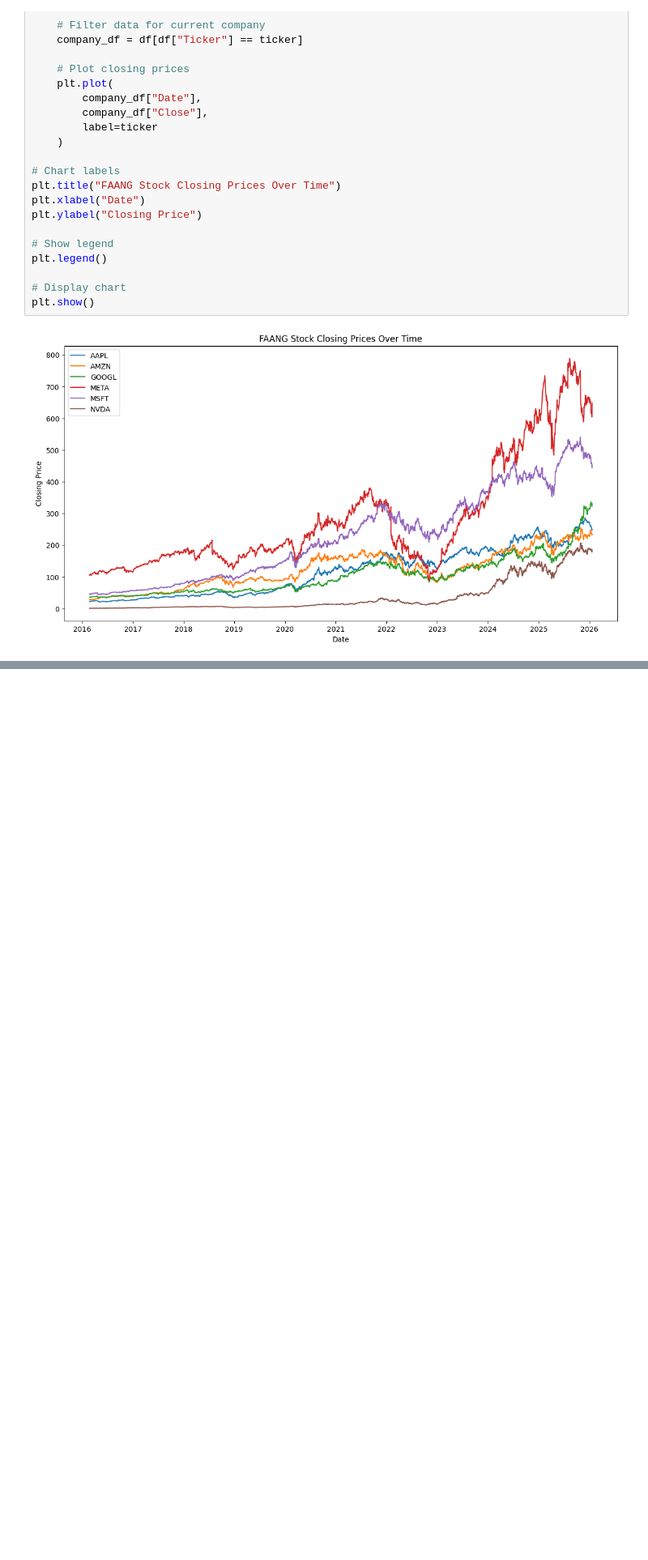
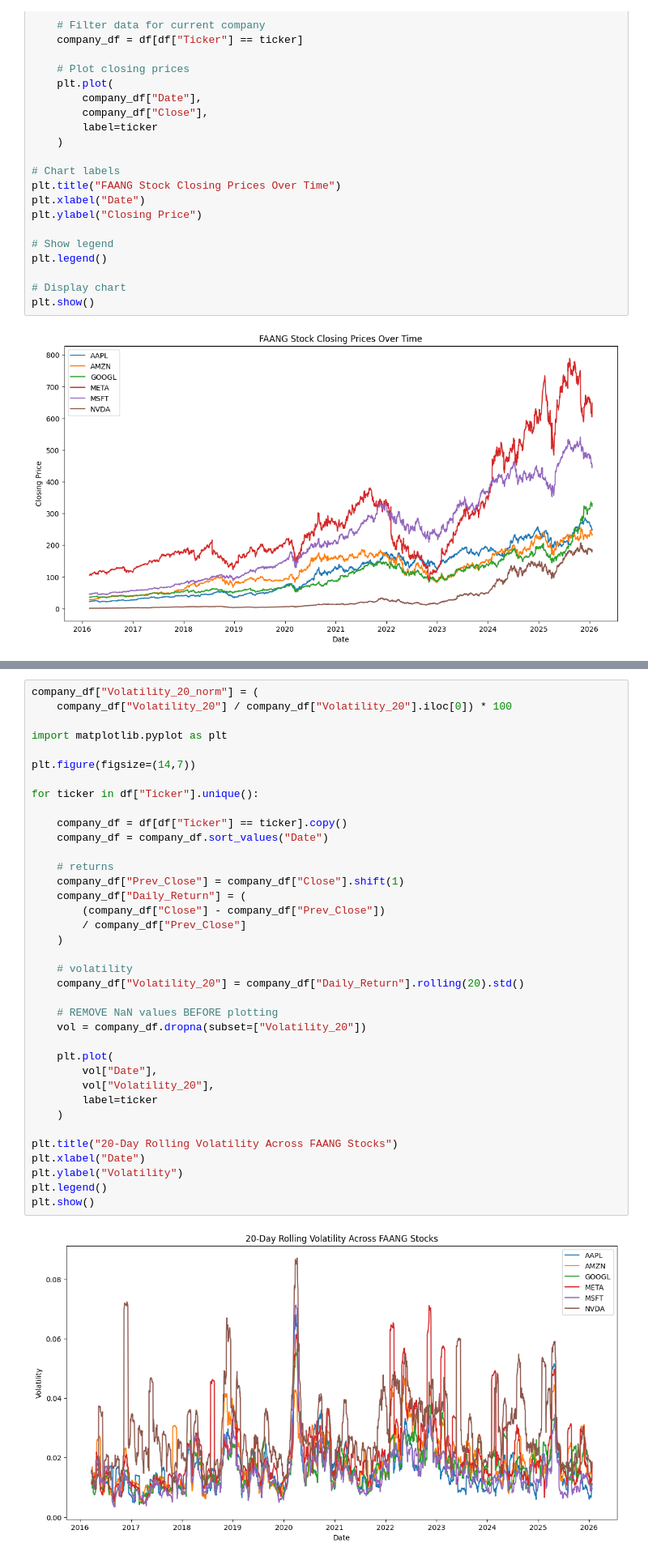
Before and after one commit to codingirl99/faang-stock-forecasting, a Jupyter notebook: notebooks/2_data_visualizations.ipynb, the cells around one changed output, grey strips where cells are left out. Shown at 81% size. Cells and saved outputs as stored; diff of their text form; blank space fills up the shorter version.

```diff
--- a/notebooks/2_data_visualizations.ipynb
+++ b/notebooks/2_data_visualizations.ipynb
@@ -42,0 +121,39 @@ plt.show()
+# %%
+company_df["Volatility_20_norm"] = (
+    company_df["Volatility_20"] / company_df["Volatility_20"].iloc[0]) * 100
+
+import matplotlib.pyplot as plt
+
+plt.figure(figsize=(14,7))
+
+for ticker in df["Ticker"].unique():
+
+    company_df = df[df["Ticker"] == ticker].copy()
+    company_df = company_df.sort_values("Date")
+
+    # returns
+    company_df["Prev_Close"] = company_df["Close"].shift(1)
+    company_df["Daily_Return"] = (
+        (company_df["Close"] - company_df["Prev_Close"])
+        / company_df["Prev_Close"]
+    )
+
+    # volatility
+    company_df["Volatility_20"] = company_df["Daily_Return"].rolling(20).std()
+
+    # REMOVE NaN values BEFORE plotting
+    vol = company_df.dropna(subset=["Volatility_20"])
+
+    plt.plot(
+        vol["Date"],
+        vol["Volatility_20"],
+        label=ticker
+    )
+
+plt.title("20-Day Rolling Volatility Across FAANG Stocks")
+plt.xlabel("Date")
+plt.ylabel("Volatility")
+plt.legend()
+plt.show()
+# %% [output]
+[figure, added]
```
Also changed, not shown: parts of 4 cells of this notebook, 1 other file.
